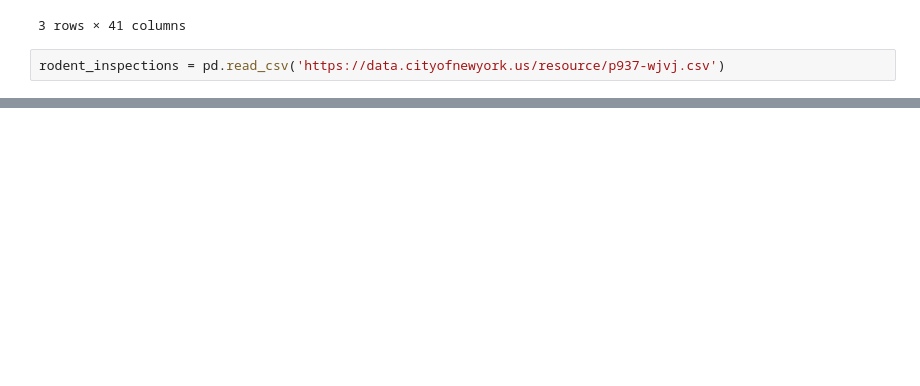
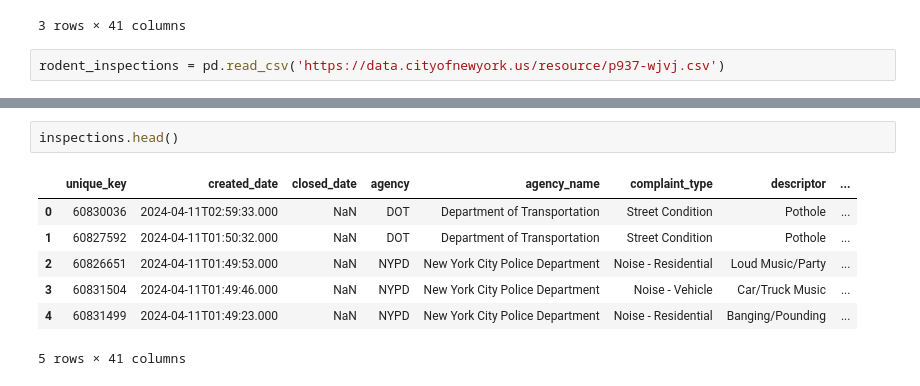
Before and after one commit to SLCongdon/Group-3---RATZ, a Jupyter notebook: notebook/Group_3_Homework9.ipynb, the cells around one changed output, grey strips where cells are left out. Drawn from its saved outputs; the diff is of its cells as text; blank space fills up the shorter version.

```diff
--- a/notebook/Group_3_Homework9.ipynb
+++ b/notebook/Group_3_Homework9.ipynb
@@ -69 +79,11 @@ rodent_inspections.sample(2)
 2 rows × 25 columns
+# %%
+inspections.head()
+# %% [output]
+|  | unique_key | created_date | closed_date | agency | agency_name | complaint_type | descriptor | ... |
+| 0 | 60830036 | 2024-04-11T02:59:33.000 | NaN | DOT | Department of Transportation | Street Condition | Pothole | ... |
+| 1 | 60827592 | 2024-04-11T01:50:32.000 | NaN | DOT | Department of Transportation | Street Condition | Pothole | ... |
+| 2 | 60826651 | 2024-04-11T01:49:53.000 | NaN | NYPD | New York City Police Department | Noise - Residential | Loud Music/Party | ... |
+| 3 | 60831504 | 2024-04-11T01:49:46.000 | NaN | NYPD | New York City Police Department | Noise - Vehicle | Car/Truck Music | ... |
+| 4 | 60831499 | 2024-04-11T01:49:23.000 | NaN | NYPD | New York City Police Department | Noise - Residential | Banging/Pounding | ... |
+5 rows × 41 columns
```
Also changed, not shown: parts of 8 cells of this notebook.
